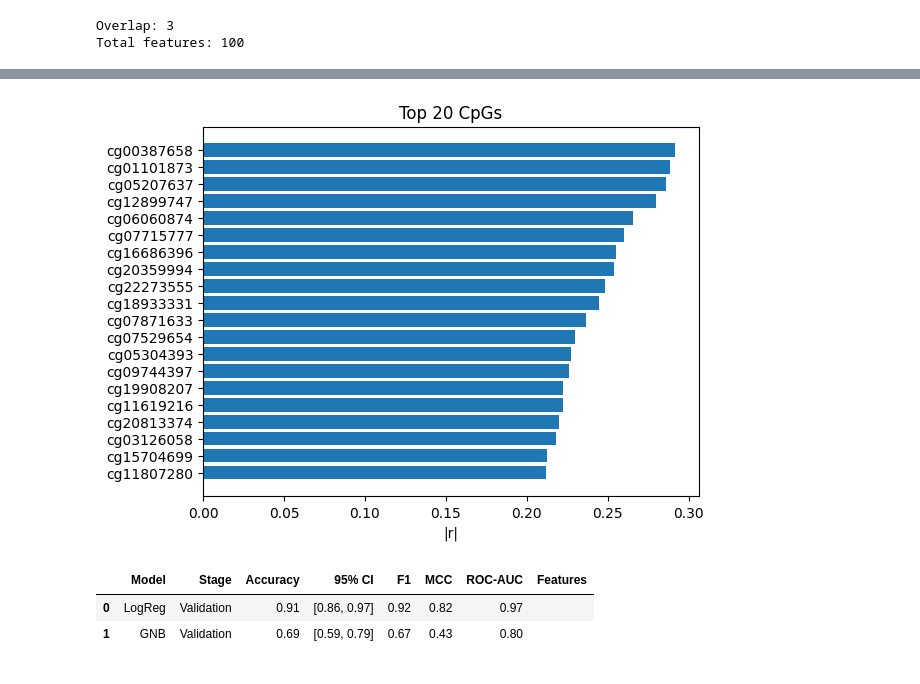
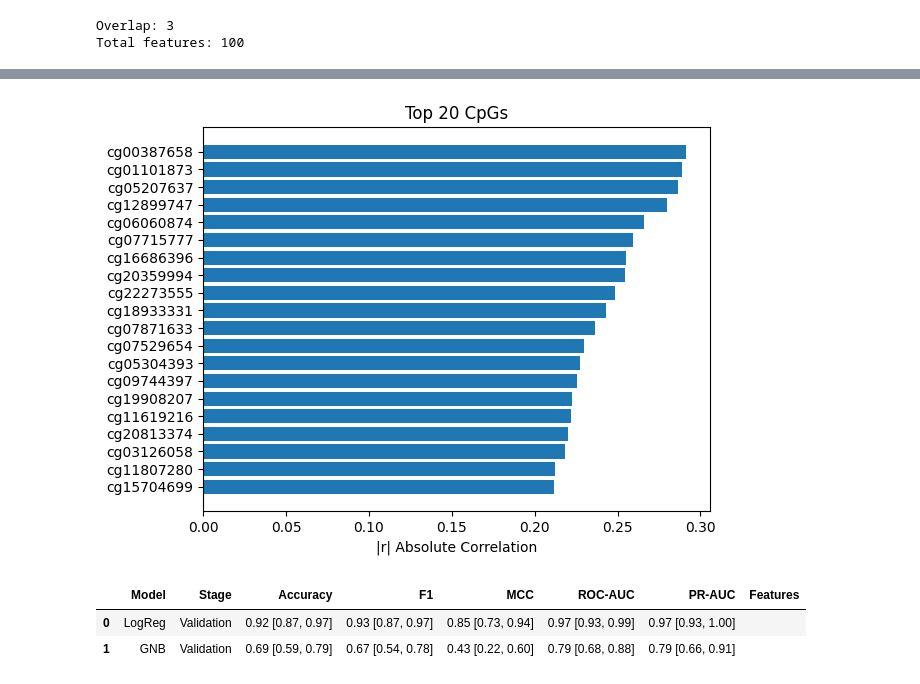
Before and after one commit to Paraskevi00/MLCB2026-ML_In_Comp_Bio_Assignment_1, a Jupyter notebook: notebooks/data_exploration.ipynb, the cells around one changed output, grey strips where cells are left out. Saved outputs shown, nothing was run; the diff lists cells and outputs as text; code cells hidden in the pictures.

```diff
--- a/notebooks/data_exploration.ipynb
+++ b/notebooks/data_exploration.ipynb
@@ -114,10 +114,10 @@ from sklearn.linear_model import LinearRegression
 categ_cols = categ.columns
 numer_cols = numer.columns
 
-#Features standardization and data imputation (mean value)
+#Features standardization and data imputation (median)
 numeric_preprocessor = Pipeline(
     steps=[
-        ("imputer", SimpleImputer(strategy="mean")),
+        ("imputer", SimpleImputer(strategy="median")),
         ("scaler", StandardScaler()),
     ]
 )
@@ -1236,7 +1296,7 @@ X_train, X_val, y_train, y_val = train_test_split(
 
 from sklearn.impute import SimpleImputer
 # Initialize imputer to replace missing values with column mean
-imputer = SimpleImputer(strategy="mean")
+imputer = SimpleImputer(strategy="median")
 # Fit imputer on training data and transform it (convert to dataframe to keep column names)
 X_train_imp = pd.DataFrame(
     imputer.fit_transform(X_train),
@@ -1374,29 +1476,30 @@ plt.show()
 # %%
 from scipy.stats import pointbiserialr
 # Initialize list to store (feature, correlation) pairs
 corrs = []
 
 # Loop through each selected CpG feature
 for col in X_train_sel.columns:
     # Compute point-biserial correlation between binary target (y_train)
     # and continuous feature (CpG values)
     r, _ = pointbiserialr(y_train, X_train_sel[col])
     # Store feature name and absolute correlation value
     corrs.append((col, abs(r)))
 
 df_corr = pd.DataFrame(corrs, columns=["CpG", "abs_r"])
 # Sort features by strongest correlation (descending) and keep top 20
 df_corr = df_corr.sort_values("abs_r", ascending=False).head(20)
 
 # Create horizontal bar plot of top 20 CpGs and invert y axis
 plt.barh(df_corr["CpG"], df_corr["abs_r"])
 plt.gca().invert_yaxis()
 plt.title("Top 20 CpGs")
-plt.xlabel("|r|")
+plt.xlabel("|r| Absolute Correlation")
+plt.tight_layout()
 plt.savefig("../figures/Top20CpGs.png")
 plt.show()
 # %% [output]
-[figure, old version]
+[figure, new version]
 # %%
 from functions import format_results_classification
 # Create a summary table with results from different models
@@ -1407,6 +1510,6 @@ table = pd.DataFrame([
 
 table
 # %% [output]
-|  | Model | Stage | Accuracy | 95% CI | F1 | MCC | ROC-AUC | Features |
-| 0 | LogReg | Validation | 0.91 | [0.86, 0.97] | 0.92 | 0.82 | 0.97 |  |
-| 1 | GNB | Validation | 0.69 | [0.59, 0.79] | 0.67 | 0.43 | 0.80 |  |
+|  | Model | Stage | Accuracy | F1 | MCC | ROC-AUC | PR-AUC | Features |
+| 0 | LogReg | Validation | 0.92 [0.87, 0.97] | 0.93 [0.87, 0.97] | 0.85 [0.73, 0.94] | 0.97 [0.93, 0.99] | 0.97 [0.93, 1.00] |  |
+| 1 | GNB | Validation | 0.69 [0.59, 0.79] | 0.67 [0.54, 0.78] | 0.43 [0.22, 0.60] | 0.79 [0.68, 0.88] | 0.79 [0.66, 0.91] |  |
```
Also changed, not shown: parts of 41 cells of this notebook, 24 other files.
